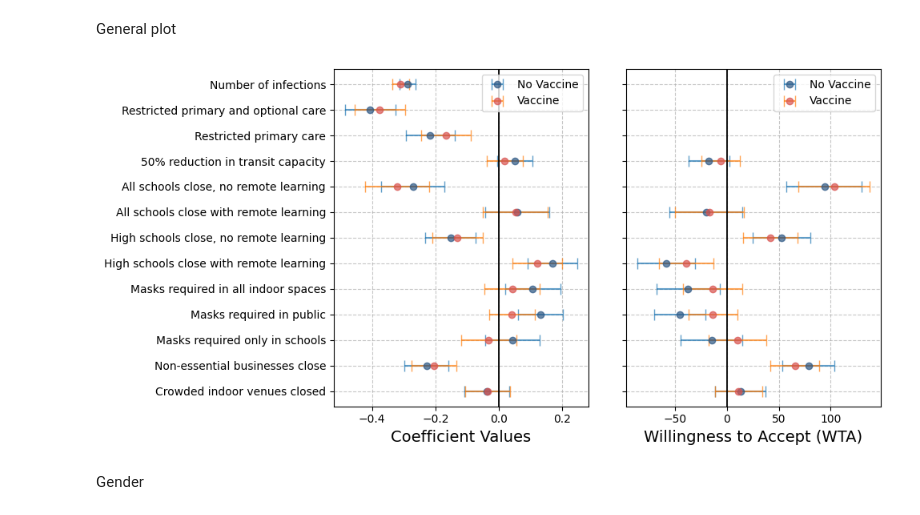
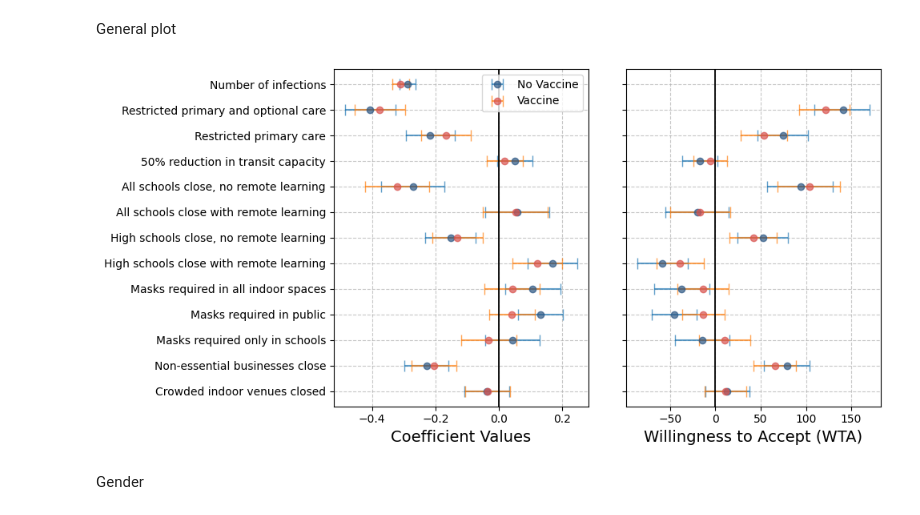
Before and after one commit to yaesoubilab/dces_for_npis, a Jupyter notebook: graphs_for_Reza.ipynb, the cells around one changed output. Saved outputs shown, nothing was run; the diff lists cells and outputs as text; code cells hidden in the pictures.

```diff
--- a/graphs_for_Reza.ipynb
+++ b/graphs_for_Reza.ipynb
@@ -274,7 +274,7 @@ results_no_vaccine_filtered = results_no_vaccine.drop(['ACS2', 'SIGMA_PANEL_ASC2
 results_vaccine_filtered = results_vaccine.drop(['ACS2', 'SIGMA_PANEL_ASC2'])
 # Indices and Labels
 
-remove_indices_general = ['Healthcare_restrictions_2', 'Healthcare_restrictions_3', 'Number_of_infections']
+remove_indices_general = ['Number_of_infections']
 
 # Replace values at 'remove_indices' with np.nan
 
@@ -310,35 +310,35 @@ ax1.errorbar(coefficients_no_vaccine, np.arange(len(coefficients_no_vaccine)),
              xerr=ci_coefficients_no_vaccine, fmt='o', color='#2C5784', ecolor='#1f77b4', capsize=5, alpha=0.7, label='No Vaccine')
 ax1.errorbar(coefficients_vaccine, np.arange(len(coefficients_vaccine)),
              xerr=ci_coefficients_vaccine, fmt='o', color='#D9534F', ecolor='#ff7f0e', capsize=5, alpha=0.7, label='Vaccine')
 ax1.set_xlabel('Coefficient Values', fontsize=14)
 ax1.set_yticks(np.arange(len(x_lab_coef)))
 ax1.set_yticklabels(x_lab_coef, fontsize=10)
 
 ax1.axvline(x=0, color='black', linestyle='-', linewidth=1.3)
 ax1.grid(True, linestyle='--', alpha=0.7)
 ax1.legend()
 
 # Plot WTP
 ax2.errorbar(filtered_wtp_no_vaccine, np.arange(len(filtered_wtp_no_vaccine)),
              xerr=ci_wtp_no_vaccine, fmt='o', color='#2C5784', ecolor='#1f77b4', capsize=5, alpha=0.7, label='No Vaccine')
 ax2.errorbar(filtered_wtp_vaccine, np.arange(len(filtered_wtp_vaccine)),
              xerr=ci_wtp_vaccine, fmt='o', color='#D9534F', ecolor='#ff7f0e', capsize=5, alpha=0.7, label='Vaccine')
 ax2.set_xlabel('Willingness to Accept (WTA)', fontsize=14)
 ax2.set_yticks(np.arange(len(x_lab_wtp)))
 ax2.set_yticklabels(x_lab_wtp, fontsize=10)
 ax2.set_yticklabels('', fontsize=10)
 ax2.set_ylim(ax1.get_ylim())
 
 ax2.axvline(x=0, color='black', linestyle='-', linewidth=1.3)
 ax2.grid(True, linestyle='--', alpha=0.7)
-ax2.legend()
+# ax2.legend()
 
 plt.tight_layout(w_pad=3)
 
 plt.savefig('coefficients_WTP_all_both_no_and_with_vaccine_flipped_Reza_presentation.png')
 plt.show()
 # %% [output]
-[figure, old version]
+[figure, new version]
 # %% [markdown]
 Gender
 # %% [markdown]
```
Also changed, not shown: 1 other file.
